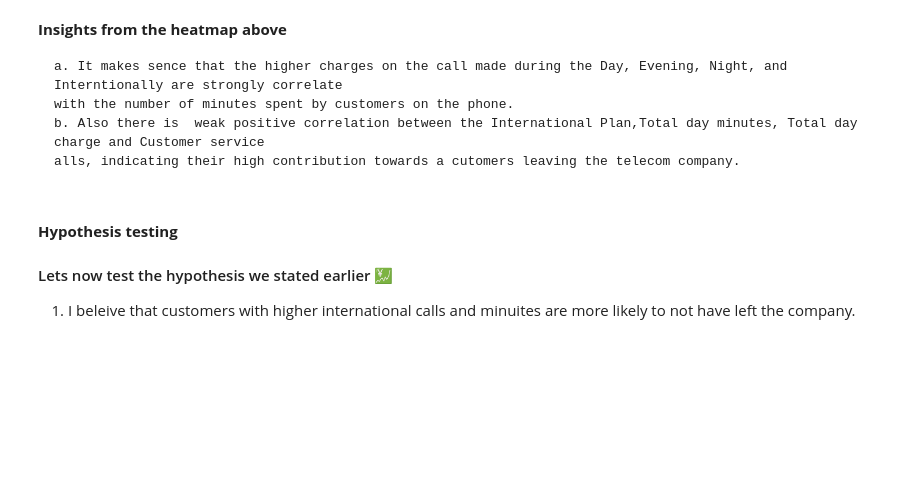
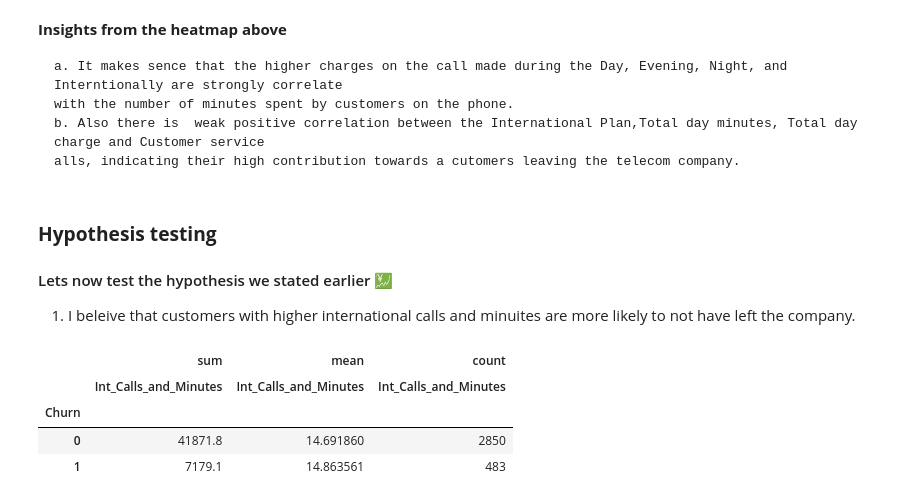
Before and after one commit to juliusmarkwei/Telecom-Churn, a Jupyter notebook: Telecom_Churn.ipynb, the cells around one changed output. Cells and saved outputs as stored; diff of their text form; code cells hidden in the pictures; blank space fills up the shorter version.

```diff
--- a/Telecom_Churn.ipynb
+++ b/Telecom_Churn.ipynb
@@ -299,8 +289,17 @@ plt.show()
     b. Also there is  weak positive correlation between the International Plan,Total day minutes, Total day charge and Customer service
     alls, indicating their high contribution towards a cutomers leaving the telecom company.
 # %% [markdown]
-#### **Hypothesis testing**
+### **Hypothesis testing**
 
 #### Lets now test the hypothesis we stated earlier 💹
 
 1. I beleive that customers with higher international calls and minuites are more likely to not have left the company.
+# %%
+telecom_data['Int_Calls_and_Minutes'] = telecom_data['Total intl calls'] + telecom_data['Total intl minutes']
+pd.pivot_table(data=telecom_data, index='Churn', values='Int_Calls_and_Minutes', aggfunc=[np.sum, np.mean, 'count'])
+# %% [output]
+|  | sum | mean | count |
+|  | Int_Calls_and_Minutes | Int_Calls_and_Minutes | Int_Calls_and_Minutes |
+| Churn |  |  |  |
+| 0 | 41871.8 | 14.691860 | 2850 |
+| 1 | 7179.1 | 14.863561 | 483 |
```
Also changed, not shown: parts of 7 cells of this notebook.
